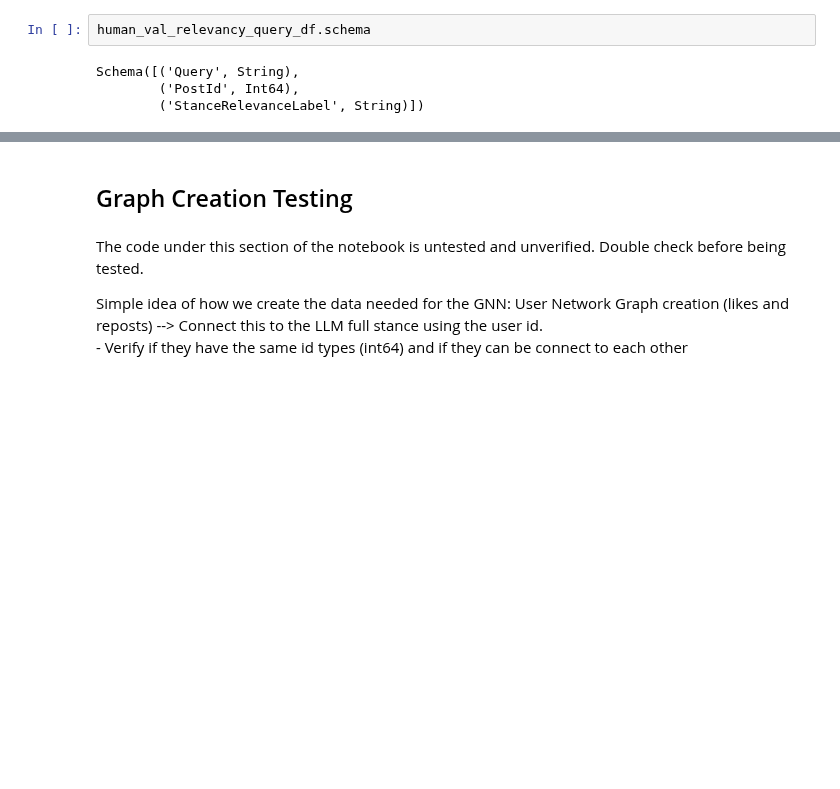
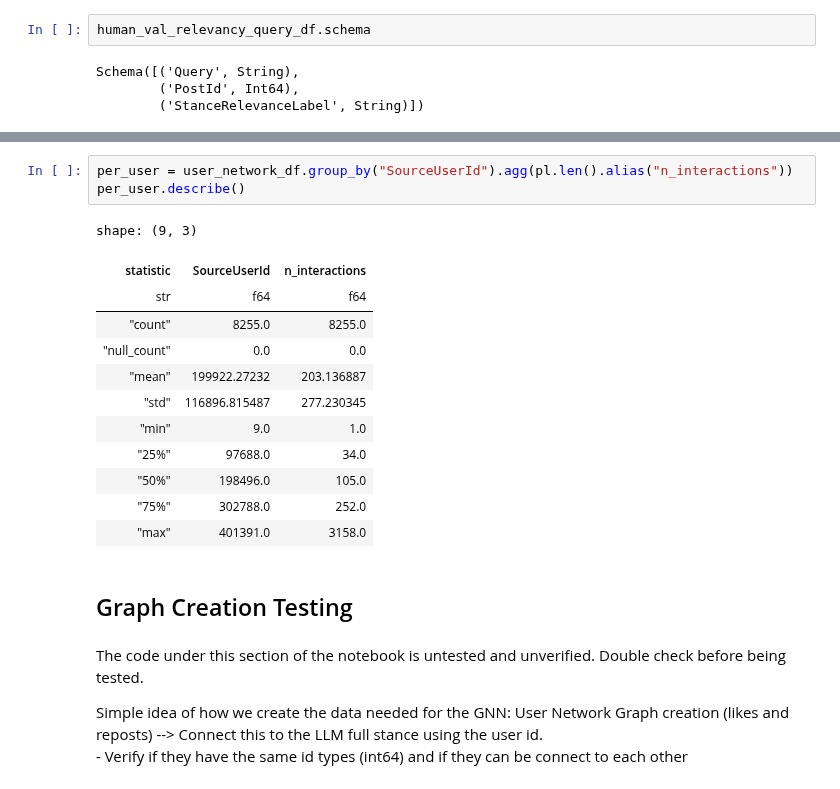
Before and after one commit to dredredre20/Thesis_Repository, a Jupyter notebook: politisky/Politsky24_Test.ipynb, the cells around one changed output, grey strips where cells are left out. Drawn from its saved outputs; the diff is of its cells as text; blank space fills up the shorter version.

```diff
--- a/politisky/Politsky24_Test.ipynb
+++ b/politisky/Politsky24_Test.ipynb
@@ -266,3 +307,19 @@ Schema([('Query', String),
+# %%
+per_user = user_network_df.group_by("SourceUserId").agg(pl.len().alias("n_interactions"))
+per_user.describe()
+# %% [output]
+shape: (9, 3)
+| statistic | SourceUserId | n_interactions |
+| str | f64 | f64 |
+| "count" | 8255.0 | 8255.0 |
+| "null_count" | 0.0 | 0.0 |
+| "mean" | 199922.27232 | 203.136887 |
+| "std" | 116896.815487 | 277.230345 |
+| "min" | 9.0 | 1.0 |
+| "25%" | 97688.0 | 34.0 |
+| "50%" | 198496.0 | 105.0 |
+| "75%" | 302788.0 | 252.0 |
+| "max" | 401391.0 | 3158.0 |
 # %% [markdown]
 ## Graph Creation Testing
 # %% [markdown]
```
Also changed, not shown: parts of 12 cells of this notebook, 4 other files.
